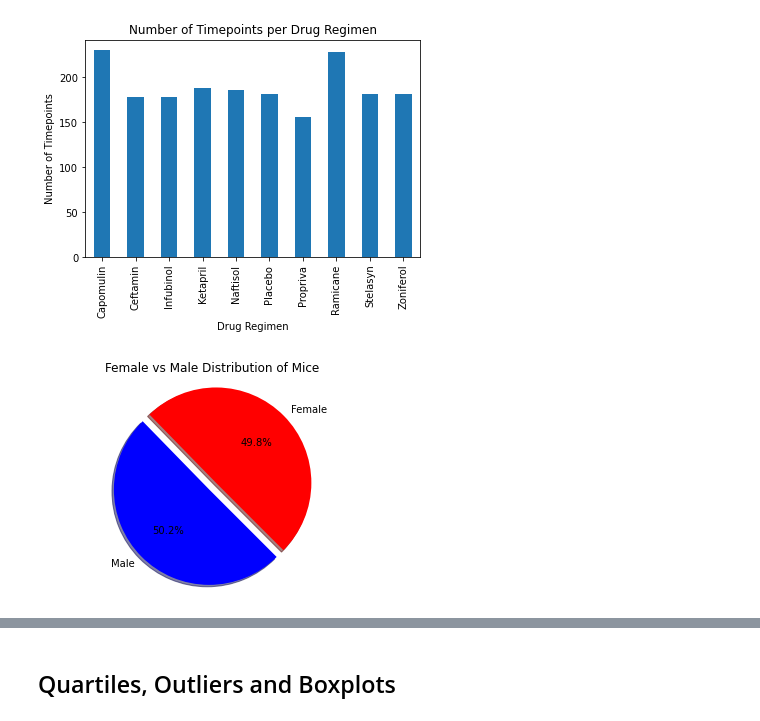
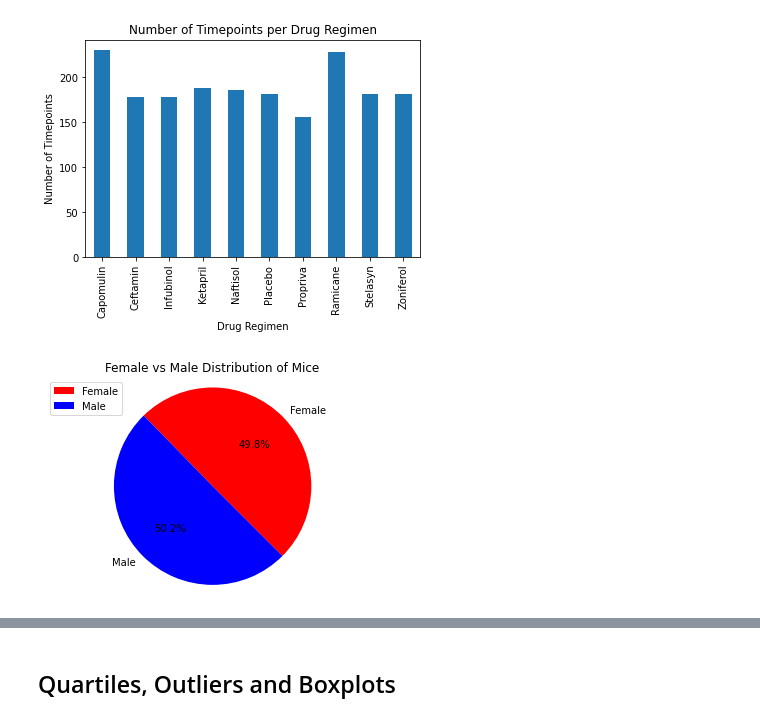
Before and after one commit to josephmarch/Pymaceuticals, a Jupyter notebook: pymaceuticals_starter.ipynb, the cells around one changed output, grey strips where cells are left out. Drawn from its saved outputs; the diff is of its cells as text; code cells hidden in the pictures.

Commit message:
Second Pie Graph Completed.

```diff
--- a/pymaceuticals_starter.ipynb
+++ b/pymaceuticals_starter.ipynb
@@ -149,13 +149,14 @@ plt.show()
 # %%
 # Generate a pie plot showing the distribution of female versus male mice using Pandas
 mouse_sex = clean_data.groupby("Sex").agg({"Mouse ID": "nunique"})
 plt.figure()
-plt.pie(mouse_sex["Mouse ID"], explode=(0, 0.1), labels=mouse_sex.index, colors=["red", "blue"],
-        autopct="%1.1f%%", shadow=True, startangle=315)
+plt.pie(mouse_sex["Mouse ID"], explode=(0, 0), labels=mouse_sex.index, colors=["red", "blue"],
+        autopct="%1.1f%%", shadow=False, startangle=315)
 plt.axis("equal")
 plt.title("Female vs Male Distribution of Mice")
+plt.legend(loc="upper left")
 plt.show()
 # %% [output]
-[figure, old version]
+[figure, new version]
 # %%
 # Generate a pie plot showing the distribution of female versus male mice using pyplot
```
Also changed, not shown: parts of 1 cell of this notebook.
